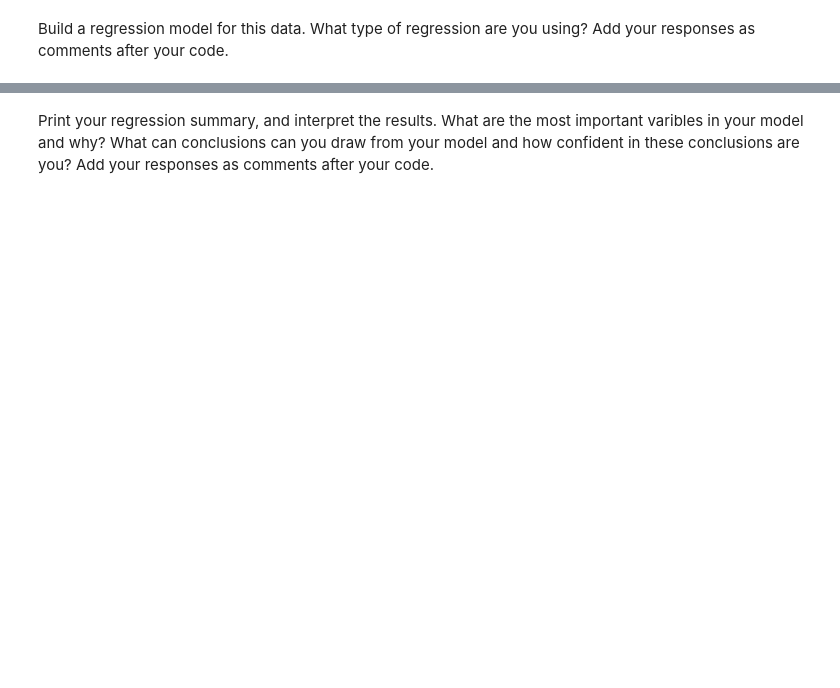
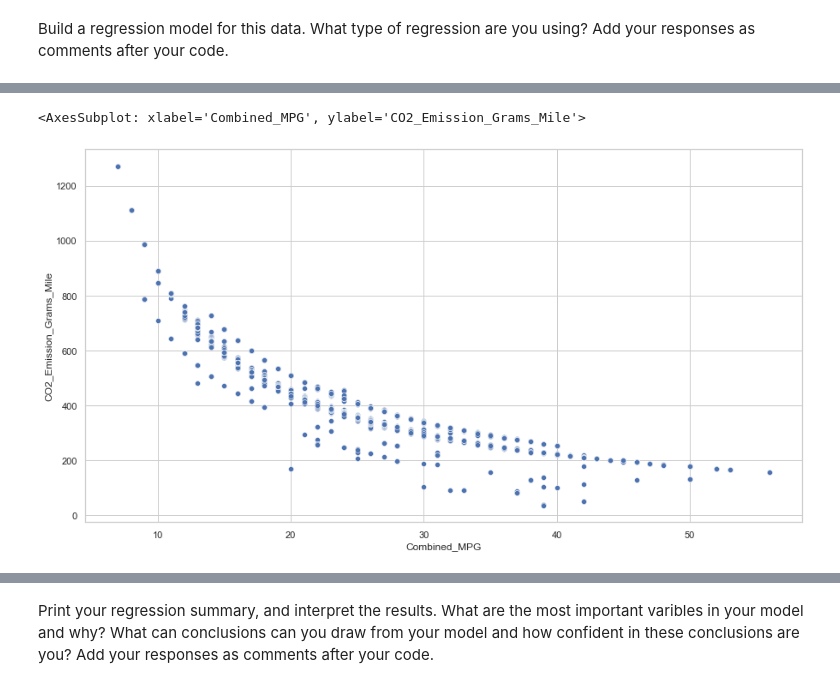
Before and after one commit to Ironhack-data-bcn-january-2023/lab-regression-analysis, a Jupyter notebook: your-code.ipynb, the cells around one changed output, grey strips where cells are left out. Saved outputs shown, nothing was run; the diff lists cells and outputs as text; code cells hidden in the pictures; blank space fills up the shorter version.

```diff
--- a/your-code.ipynb
+++ b/your-code.ipynb
@@ -185,0 +198,6 @@ Build a regression model for this data. What type of regression are you using? A
+# %%
+sns.scatterplot(y=vehicles.CO2_Emission_Grams_Mile, x=vehicles['Combined_MPG'], data=vehicles)
+# In this case, we observe an exponential relationship.
+# %% [output]
+<AxesSubplot: xlabel='Combined_MPG', ylabel='CO2_Emission_Grams_Mile'>
+[figure, added]
```
Also changed, not shown: parts of 11 cells of this notebook.
